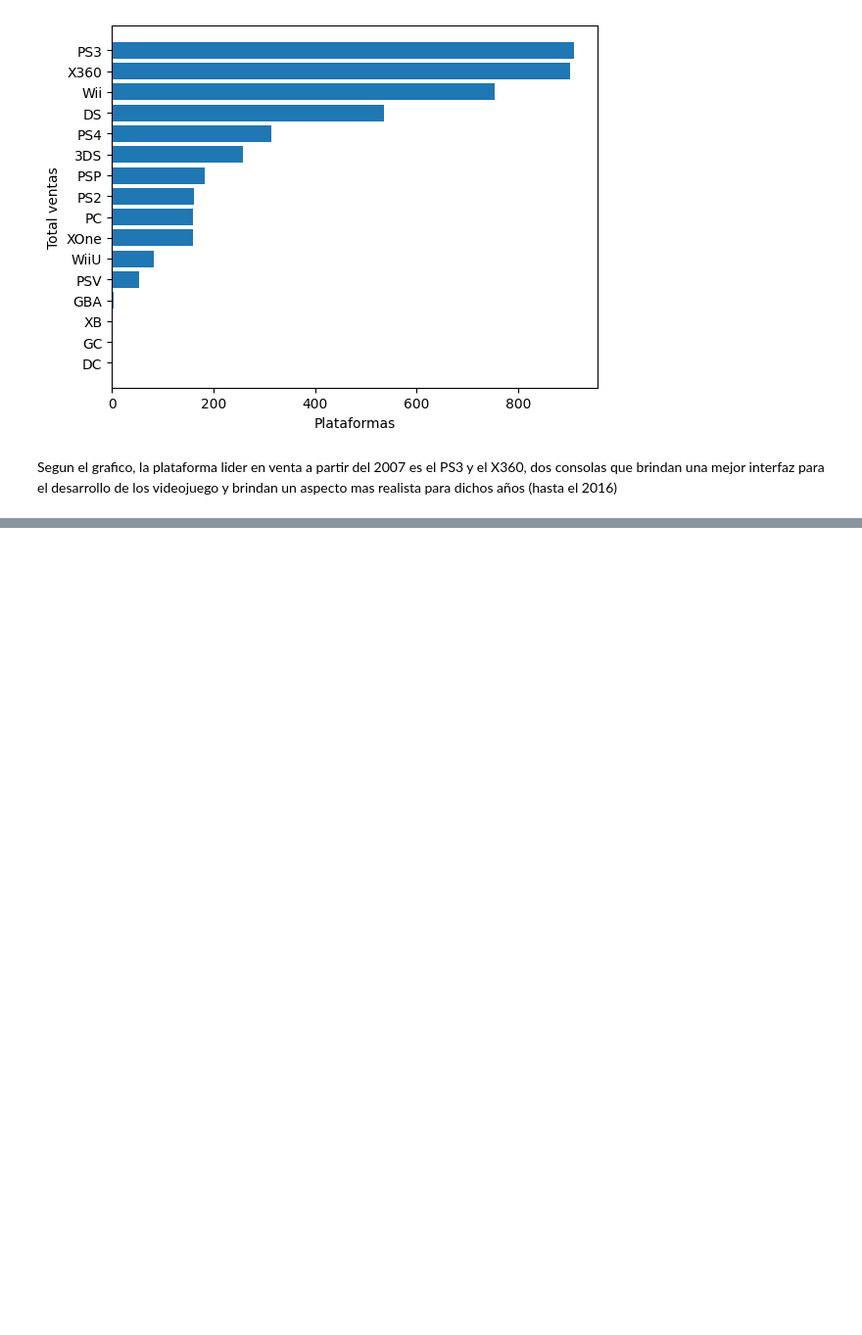
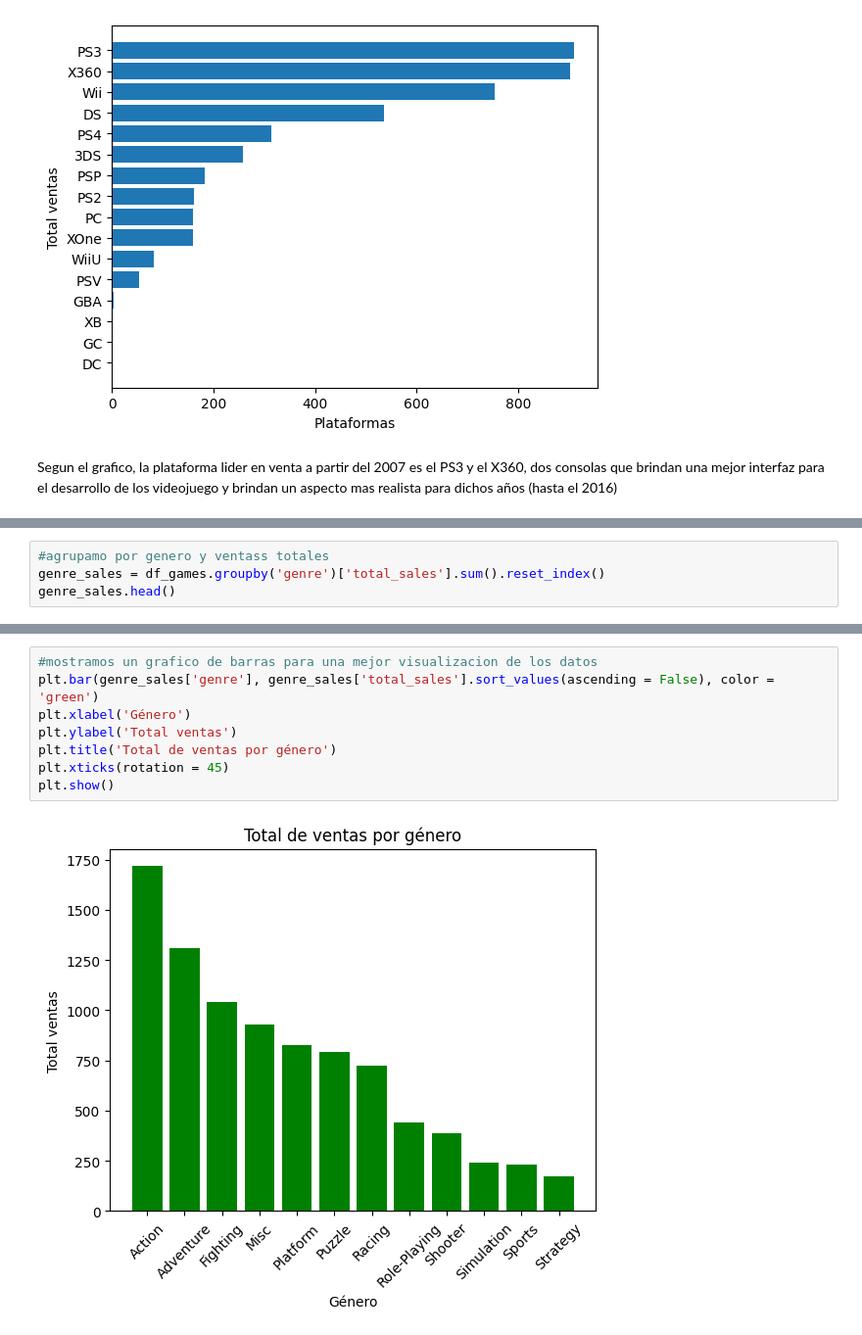
Before and after one commit to Dussand/games, a Jupyter notebook: games.ipynb, the cells around one changed output, grey strips where cells are left out. Shown at 98% size. Cells and saved outputs as stored; diff of their text form; blank space fills up the shorter version.

```diff
--- a/games.ipynb
+++ b/games.ipynb
@@ -387,0 +489,4 @@ Segun el grafico, la plataforma lider en venta a partir del 2007 es el PS3 y el
+# %%
+#agrupamo por genero y ventass totales
+genre_sales = df_games.groupby('genre')['total_sales'].sum().reset_index()
+genre_sales.head()
@@ -387,0 +500,10 @@ Segun el grafico, la plataforma lider en venta a partir del 2007 es el PS3 y el
+# %%
+#mostramos un grafico de barras para una mejor visualizacion de los datos
+plt.bar(genre_sales['genre'], genre_sales['total_sales'].sort_values(ascending = False), color = 'green')
+plt.xlabel('Género')
+plt.ylabel('Total ventas')
+plt.title('Total de ventas por género')
+plt.xticks(rotation = 45)
+plt.show()
+# %% [output]
+[figure, added]
```
Also changed, not shown: parts of 30 cells of this notebook.
